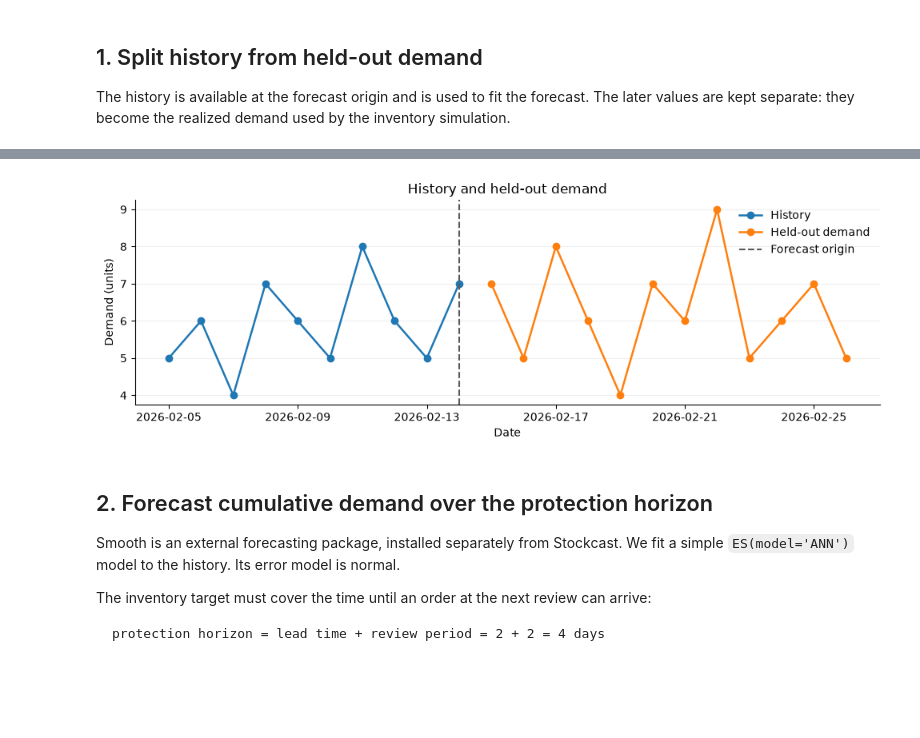
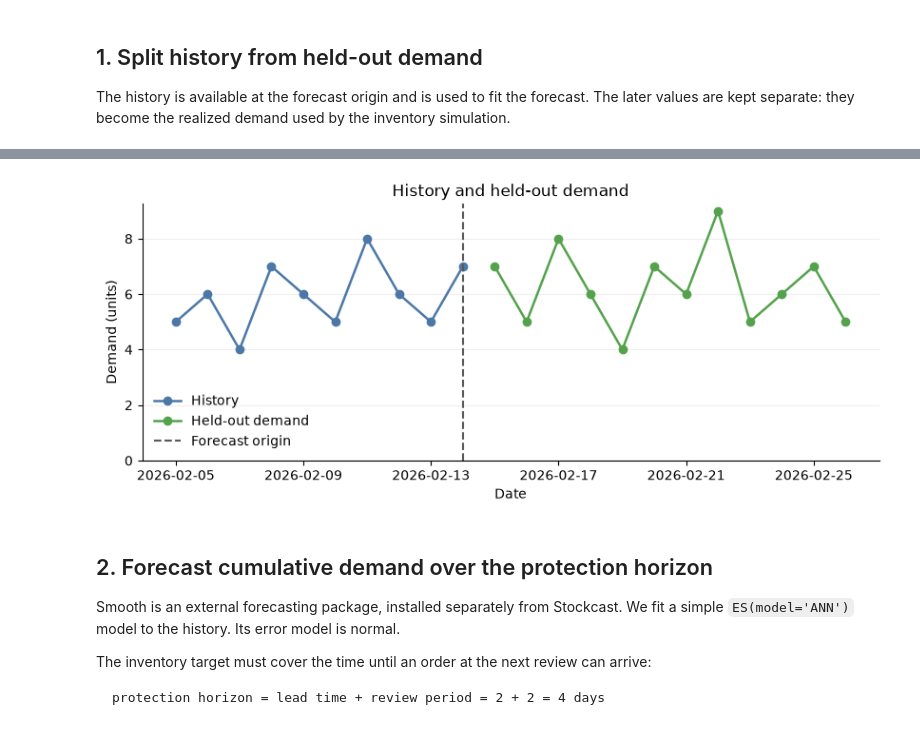
Before and after one commit to FilTheo/stockcast, a Jupyter notebook: examples/notebooks/04c_cumulative_protection_target.ipynb, the cells around one changed output, grey strips where cells are left out. Drawn from its saved outputs; the diff is of its cells as text; code cells hidden in the pictures; blank space fills up the shorter version.

```diff
--- a/examples/notebooks/04c_cumulative_protection_target.ipynb
+++ b/examples/notebooks/04c_cumulative_protection_target.ipynb
@@ -83,20 +91,41 @@ holdout
 # %%
-# Section 1 plot: history versus held-out demand around the origin.
 import matplotlib.pyplot as plt
+
+HISTORY_COLOR = "#4C78A8"
+HOLDOUT_COLOR = "#54A24B"
+
+
+def style_axis(ax):
+    ax.set_ylim(bottom=0)
+    ax.grid(axis="y", alpha=0.2)
+    ax.spines[["top", "right"]].set_visible(False)
+
 
 # Plot the data boundary before fitting the forecasting model.
 fig, ax = plt.subplots(figsize=(10, 3.5))
-ax.plot(history['date'], history['y'], marker='o', linewidth=1.8, label='History')
-ax.plot(holdout['date'], holdout['y'], marker='o', linewidth=1.8, label='Held-out demand')
-ax.axvline(forecast_origin, color='0.35', linestyle='--', label='Forecast origin')
-ax.set(title='History and held-out demand', xlabel='Date', ylabel='Demand (units)')
+ax.plot(
+    history["date"],
+    history["y"],
+    marker="o",
+    linewidth=1.8,
+    color=HISTORY_COLOR,
+    label="History",
+)
+ax.plot(
+    holdout["date"],
+    holdout["y"],
+    marker="o",
+    linewidth=1.8,
+    color=HOLDOUT_COLOR,
+    label="Held-out demand",
+)
+ax.axvline(forecast_origin, color="0.35", linestyle="--", label="Forecast origin")
+ax.set(title="History and held-out demand", xlabel="Date", ylabel="Demand (units)")
 ax.legend(frameon=False)
-ax.grid(axis='y', alpha=0.2)
-ax.spines[['top', 'right']].set_visible(False)
-fig.tight_layout()
+style_axis(ax)
 plt.show()
 # %% [output]
-[figure, old version]
+[figure, new version]
 # %% [markdown]
 ## 2. Forecast cumulative demand over the protection horizon
 
```
Also changed, not shown: parts of 26 cells of this notebook.
